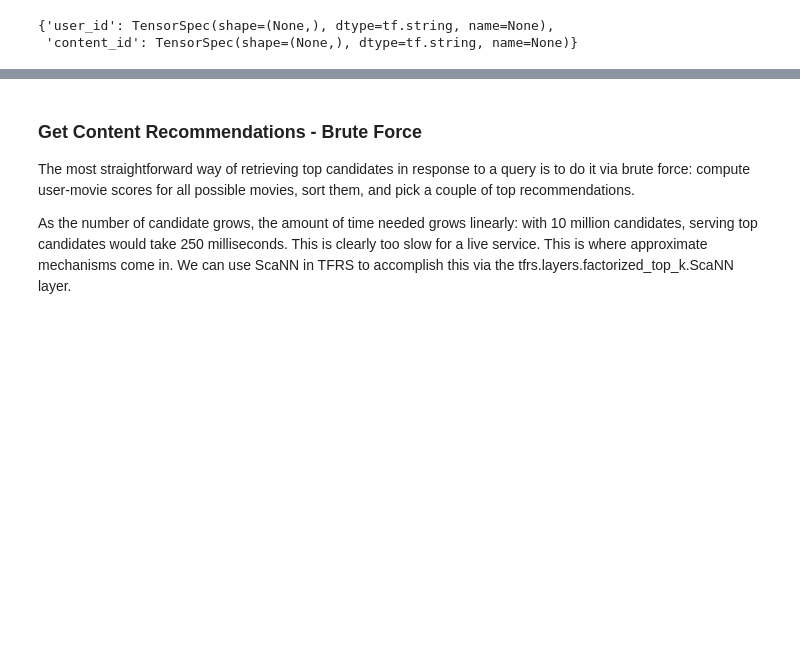
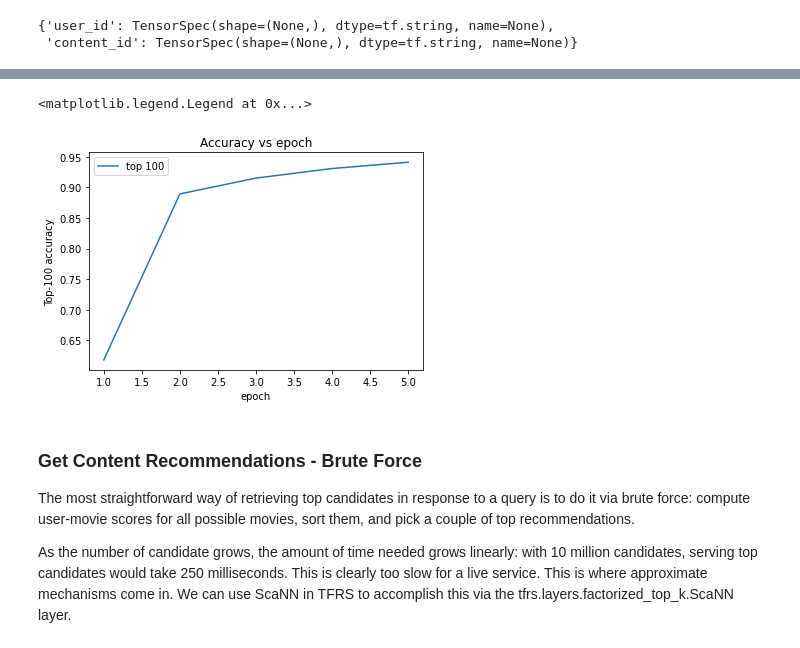
Before and after one commit to zacharyclement/Recommenders, a Jupyter notebook: 4_retrieval_ranking_tensorflow.ipynb, the cells around one changed output, grey strips where cells are left out. Saved outputs shown, nothing was run; the diff lists cells and outputs as text; code cells hidden in the pictures; blank space fills up the shorter version.

Commit message:
improve datasets add graphs

```diff
--- a/4_retrieval_ranking_tensorflow.ipynb
+++ b/4_retrieval_ranking_tensorflow.ipynb
@@ -106,7 +89,7 @@ content:  {'content_id': TensorSpec(shape=(), dtype=tf.string, name=None)}
 ## Retrieval
 # %%
 # map data
-ratings_retrieval = implicit_raw.map(
+ratings_retrieval = ratings_raw.map(
     lambda x: {"user_id": x["user_id"], "content_id": x["content_id"]}
 )
 
@@ -185,8 +168,9 @@ content_retrieval_model = tf.keras.Sequential(
     ]
 )
 
+#k = the number of top scoring candidates to retrieve for metric evaluation.
 metrics = tfrs.metrics.FactorizedTopK(
-    candidates=content_retrieval.batch(128).map(content_retrieval_model)
+    candidates=content_retrieval.batch(128).map(content_retrieval_model), k = 100
 )
 TASK_RETRIEVAL = tfrs.tasks.Retrieval(metrics=metrics)
 # %%
@@ -232,5 +216,5 @@ cached_train_retrieval.element_spec
 log_dir = "logs/fit/" + datetime.datetime.now().strftime("%Y%m%d-%H%M%S")
 tensorboard_callback = tf.keras.callbacks.TensorBoard(log_dir=log_dir, histogram_freq=1)
 
-model_retrieval.fit(cached_train_retrieval, epochs=10, callbacks=[tensorboard_callback])
+fitted = model_retrieval.fit(cached_train_retrieval, epochs=5, callbacks=[tensorboard_callback])
 # %% [output]
@@ -275,3 +247,18 @@ model_retrieval.evaluate(cached_test_retrieval, return_dict=True)
+# %%
+# look at accuracy changing by epoch
+num_validation_runs = len(fitted.history["factorized_top_k/top_100_categorical_accuracy"])
+epochs = [(x + 1) for x in range(num_validation_runs)]
+
+#plt.plot(epochs, fitted.history["factorized_top_k/top_1_categorical_accuracy"], label="top 1")
+#plt.plot(epochs, fitted.history["factorized_top_k/top_10_categorical_accuracy"], label="top 10")
+plt.plot(epochs, fitted.history["factorized_top_k/top_100_categorical_accuracy"], label="top 100")
+plt.title("Accuracy vs epoch")
+plt.xlabel("epoch")
+plt.ylabel("Top-100 accuracy");
+plt.legend()
+# %% [output]
+<matplotlib.legend.Legend at 0x...>
+[figure, added]
 # %% [markdown]
 ### Get Content Recommendations - Brute Force
 The most straightforward way of retrieving top candidates in response to a query is to do it via brute force: compute user-movie scores for all possible movies, sort them, and pick a couple of top recommendations.
```
Also changed, not shown: parts of 17 cells of this notebook, 11 other files.
